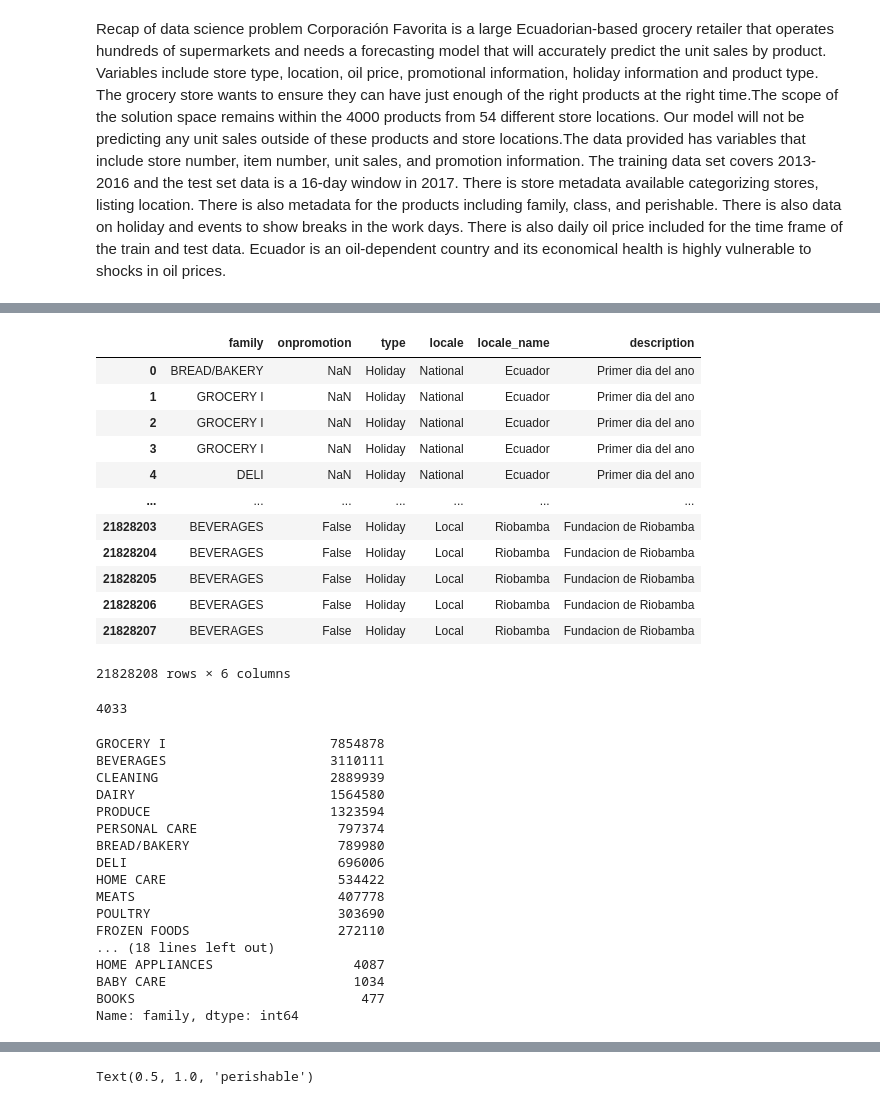
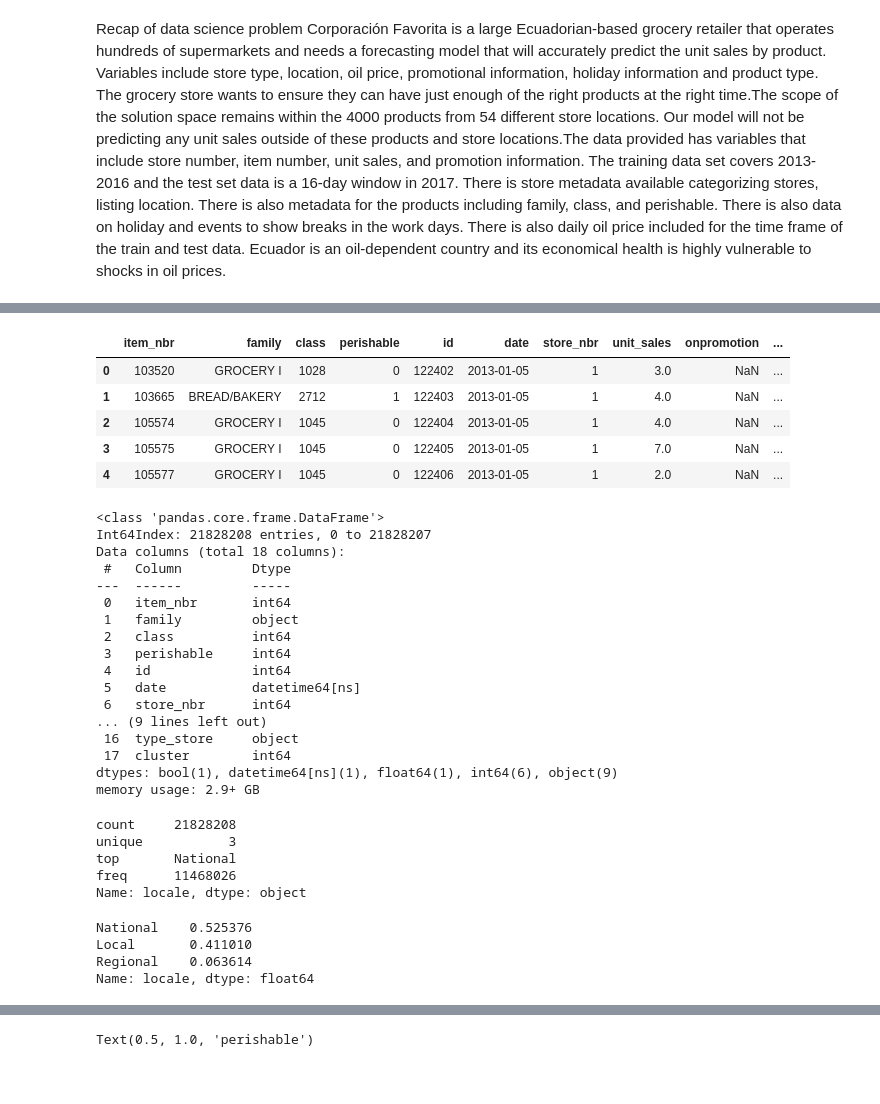
Before and after one commit to cathilo/ds, a Jupyter notebook: project_grocery/data_wrangling.ipynb, the cells around one changed output, grey strips where cells are left out. Drawn from its saved outputs; the diff is of its cells as text; code cells hidden in the pictures; blank space fills up the shorter version.

```diff
--- a/project_grocery/data_wrangling.ipynb
+++ b/project_grocery/data_wrangling.ipynb
@@ -173,20 +172,9 @@ dtype: int64
-# %%
-items_with_other_info.select_dtypes('object')
-# %% [output]
-|  | family | onpromotion | type | locale | locale_name | description |
-| 0 | BREAD/BAKERY | NaN | Holiday | National | Ecuador | Primer dia del ano |
-| 1 | GROCERY I | NaN | Holiday | National | Ecuador | Primer dia del ano |
-| 2 | GROCERY I | NaN | Holiday | National | Ecuador | Primer dia del ano |
-| 3 | GROCERY I | NaN | Holiday | National | Ecuador | Primer dia del ano |
-| 4 | DELI | NaN | Holiday | National | Ecuador | Primer dia del ano |
-| ... | ... | ... | ... | ... | ... | ... |
-| 21828203 | BEVERAGES | False | Holiday | Local | Riobamba | Fundacion de Riobamba |
-| 21828204 | BEVERAGES | False | Holiday | Local | Riobamba | Fundacion de Riobamba |
-| 21828205 | BEVERAGES | False | Holiday | Local | Riobamba | Fundacion de Riobamba |
-| 21828206 | BEVERAGES | False | Holiday | Local | Riobamba | Fundacion de Riobamba |
-| 21828207 | BEVERAGES | False | Holiday | Local | Riobamba | Fundacion de Riobamba |
-21828208 rows × 6 columns
-# %%
-items_with_other_info.item_nbr.nunique()
-# %% [output]
-4033
+# %%
+items_with_other_info.head()
+# %% [output]
+|  | item_nbr | family | class | perishable | id | date | store_nbr | unit_sales | onpromotion | ... |
+| 0 | 103520 | GROCERY I | 1028 | 0 | 122402 | 2013-01-05 | 1 | 3.0 | NaN | ... |
+| 1 | 103665 | BREAD/BAKERY | 2712 | 1 | 122403 | 2013-01-05 | 1 | 4.0 | NaN | ... |
+| 2 | 105574 | GROCERY I | 1045 | 0 | 122404 | 2013-01-05 | 1 | 4.0 | NaN | ... |
+| 3 | 105575 | GROCERY I | 1045 | 0 | 122405 | 2013-01-05 | 1 | 7.0 | NaN | ... |
+| 4 | 105577 | GROCERY I | 1045 | 0 | 122406 | 2013-01-05 | 1 | 2.0 | NaN | ... |
@@ -192,0 +183,20 @@ items_with_other_info.item_nbr.nunique()
+# %%
+items_with_other_info.info()
+# %% [output]
+<class 'pandas.core.frame.DataFrame'>
+Int64Index: 21828208 entries, 0 to 21828207
+Data columns (total 18 columns):
+ #   Column         Dtype
+---  ------         -----
+ 0   item_nbr       int64
+ 1   family         object
+ 2   class          int64
+ 3   perishable     int64
+ 4   id             int64
+ 5   date           datetime64[ns]
+ 6   store_nbr      int64
+... (9 lines left out)
+ 16  type_store     object
+ 17  cluster        int64
+dtypes: bool(1), datetime64[ns](1), float64(1), int64(6), object(9)
+memory usage: 2.9+ GB
@@ -193,20 +207,15 @@ items_with_other_info.item_nbr.nunique()
+# %%
+items_with_other_info['locale'].describe()
+# %% [output]
+count     21828208
+unique           3
+top       National
+freq      11468026
+Name: locale, dtype: object
 # %%
-items_with_other_info['family'].value_counts()
+items_with_other_info['locale'].value_counts(normalize=True)
 # %% [output]
-GROCERY I                     7854878
-BEVERAGES                     3110111
-CLEANING                      2889939
-DAIRY                         1564580
-PRODUCE                       1323594
-PERSONAL CARE                  797374
-BREAD/BAKERY                   789980
-DELI                           696006
-HOME CARE                      534422
-MEATS                          407778
-POULTRY                        303690
-FROZEN FOODS                   272110
-... (18 lines left out)
-HOME APPLIANCES                  4087
-BABY CARE                        1034
-BOOKS                             477
-Name: family, dtype: int64
+National    0.525376
+Local       0.411010
+Regional    0.063614
+Name: locale, dtype: float64
```
Also changed, not shown: parts of 47 cells of this notebook.
